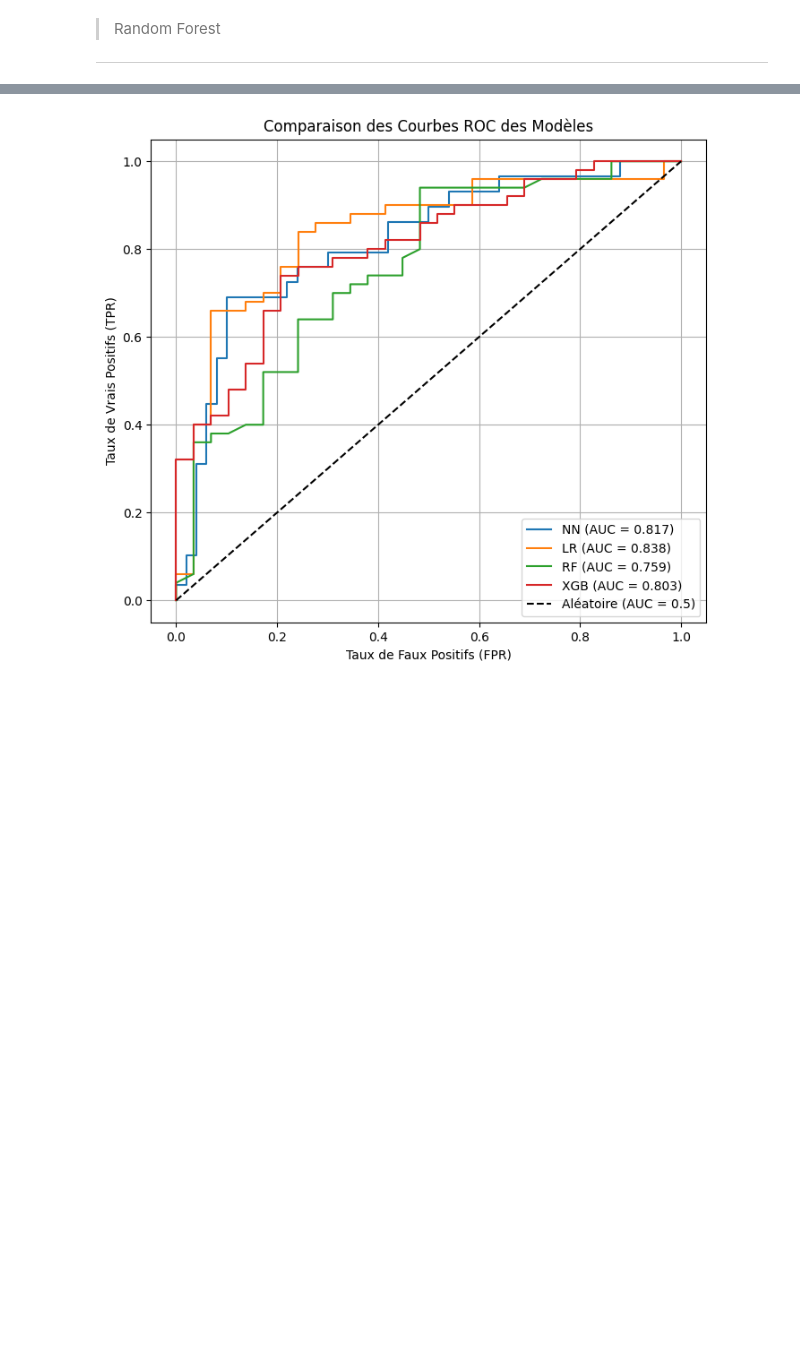
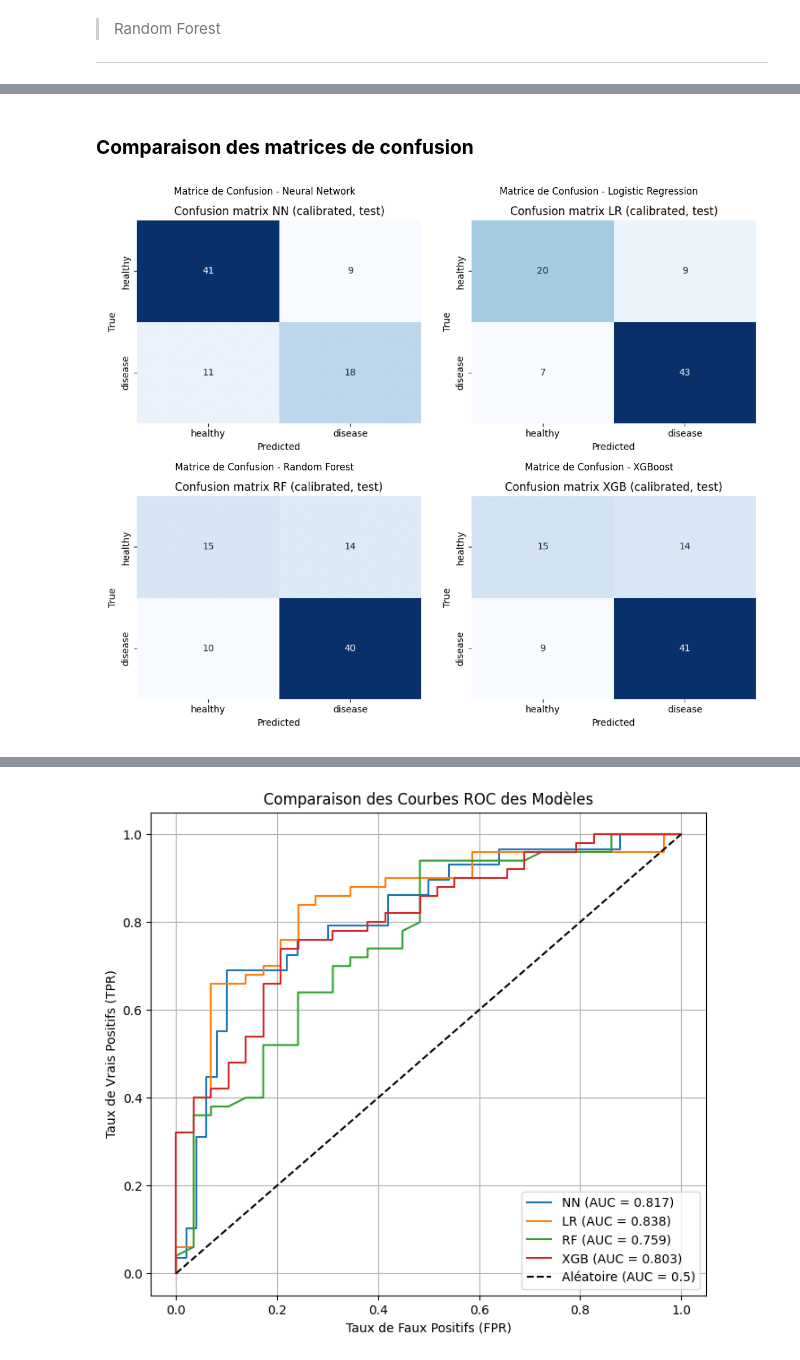
Before and after one commit to latall1017/MLB_PROJECT, a Jupyter notebook: Projet_MLB.ipynb, the cells around one changed output, grey strips where cells are left out. Drawn from its saved outputs; the diff is of its cells as text; code cells hidden in the pictures; blank space fills up the shorter version.

```diff
--- a/Projet_MLB.ipynb
+++ b/Projet_MLB.ipynb
@@ -474,0 +367,33 @@ weighted avg       0.38      0.35      0.36        79
+# %% [markdown]
+### **Comparaison des matrices de confusion**
+# %%
+# Création d'une figure 2x2 pour les subplots
+fig, axes = plt.subplots(2, 2, figsize=(12, 10))
+axes = axes.ravel()
+
+# Parcourir chaque modèle pour charger et afficher sa matrice de confusion
+for i, (model_key, model_folder_name) in enumerate(model_folders.items()):
+    # Construire le chemin du fichier image pour la version calibrée avec seuil, sans réduction
+    # Le nom du fichier est différent pour le NN et les autres modèles, comme défini dans fonctions_utiles.py
+    if model_key == 'NN':
+        img_name = 'cm_cal.png'
+    else:
+        # Le nom est généré à partir du titre du graphique dans la fonction plot_confusion
+        img_name = f"Confusion_matrix_{model_key.upper()}_(calibrated,_test).png"
+
+    img_path = os.path.join(model_folder_name, 'No_reduction', img_name)
+
+    try:
+        img = mpimg.imread(img_path)
+        axes[i].imshow(img)
+        axes[i].set_title(f"Matrice de Confusion - {model_folder_name}")
+        axes[i].axis('off')
+    except FileNotFoundError:
+        axes[i].text(0.5, 0.5, f'Image non trouvée:\n{img_path}', ha='center', va='center', fontsize=9)
+        axes[i].set_title(f"Matrice de Confusion - {model_folder_name}")
+        axes[i].axis('off')
+
+plt.tight_layout()
+plt.show()
+# %% [output]
+[figure, added]
```
Also changed, not shown: parts of 71 cells of this notebook, 13 other files.
